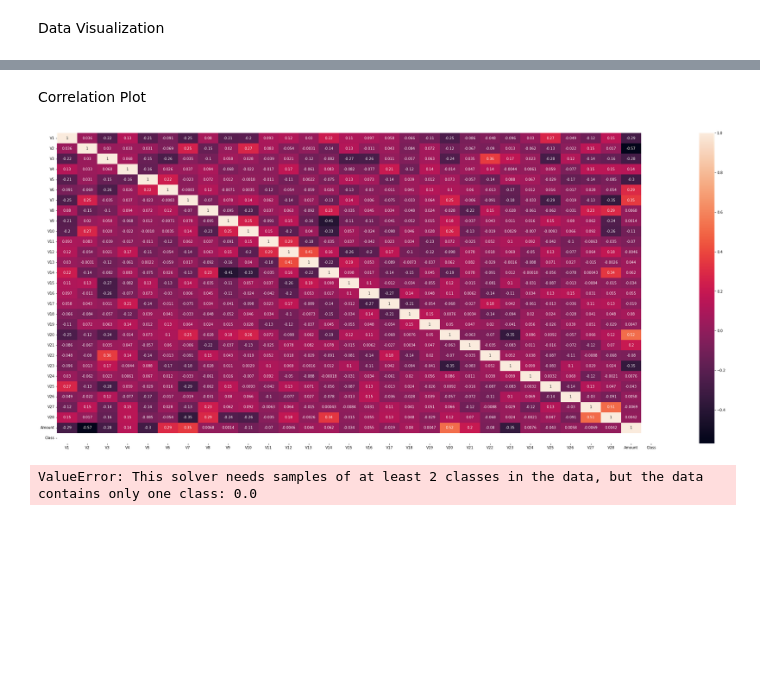
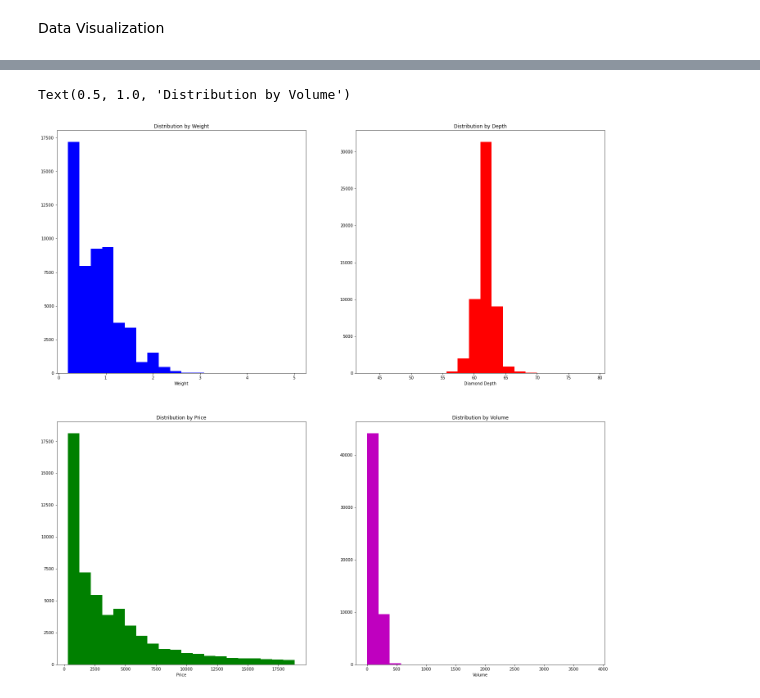
Before and after one commit to DevangML/AI-Common-Library, a Jupyter notebook: regression/logistic regression/notebook.ipynb, the cells around one changed output, grey strips where cells are left out. Cells and saved outputs as stored; diff of their text form; code cells hidden in the pictures; blank space fills up the shorter version.

```diff
--- a/regression/logistic regression/notebook.ipynb
+++ b/regression/logistic regression/notebook.ipynb
@@ -31,2 +144,3 @@ import seaborn as sns
 # %%
-df = pd.read_csv('creditcard.csv')
+data_diam = pd.read_csv('diamonds.csv')
+data_diam
@@ -78,0 +180,4 @@ X_scaled = scaler.transform(X)
+# %%
+cat_type = CategoricalDtype(categories=['Fair', 'Good', 'Ideal', 'Very Good', 'Premium'], ordered=True)
+
+data_diam["cut"] = data_diam["cut"].astype(cat_type)
@@ -79,2 +188,5 @@ X_scaled = scaler.transform(X)
+# %%
+data_diam['volume'] = data_diam['x']*data_diam['y']*data_diam['z']
+data_diam.drop(['x','y','z'],axis=1,inplace=True)
 # %% [markdown]
 Data Visualization
@@ -97,14 +193,30 @@ draw_histograms(df,df.columns,8,4)
-# %% [markdown]
-Correlation Plot
-# %%
-plt.figure(figsize=(38, 16))
-sns.heatmap(df.corr(), annot=True)
-plt.savefig('heatmap.png')
-plt.show()
-# %% [output]
-[figure, removed]
-# %%
-model = LogisticRegression()
-model.fit(X, y)
-# %% [output]
-ValueError: This solver needs samples of at least 2 classes in the data, but the data contains only one class: 0.0
+# %%
+plt.figure(figsize=[24,24])
+
+plt.subplot(221)
+plt.hist(data_diam['carat'],bins=20,color='b')
+plt.xlabel('Weight')
+plt.title('Distribution by Weight')
+
+plt.subplot(222)
+plt.hist(data_diam['depth'],bins=20,color='r')
+plt.xlabel('Diamond Depth')
+plt.title('Distribution by Depth')
+
+plt.subplot(222)
+plt.hist(data_diam['depth'],bins=20,color='r')
+plt.xlabel('Diamond Depth')
+plt.title('Distribution by Depth')
+
+plt.subplot(223)
+plt.hist(data_diam['price'],bins=20,color='g')
+plt.xlabel('Price')
+plt.title('Distribution by Price')
+
+plt.subplot(224)
+plt.hist(data_diam['volume'],bins=20,color='m')
+plt.xlabel('Volume')
+plt.title('Distribution by Volume')
+# %% [output]
+Text(0.5, 1.0, 'Distribution by Volume')
+[figure, added]
```
Also changed, not shown: parts of 42 cells of this notebook, 15 other files.
